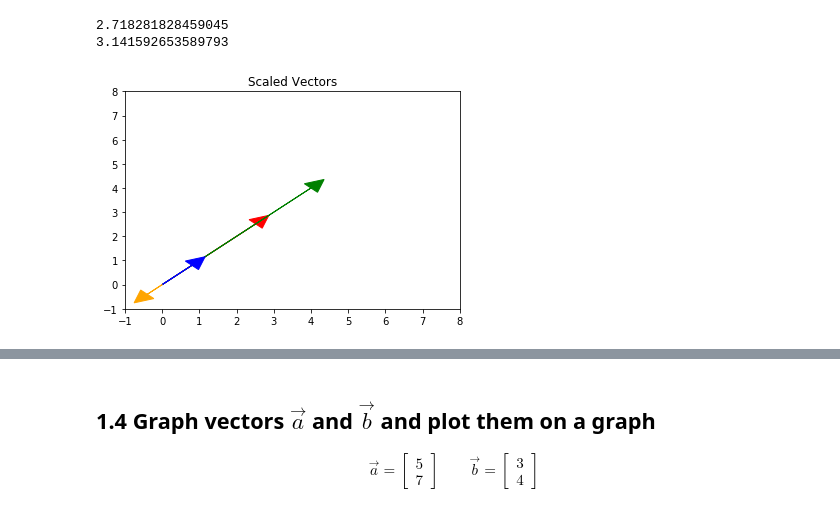
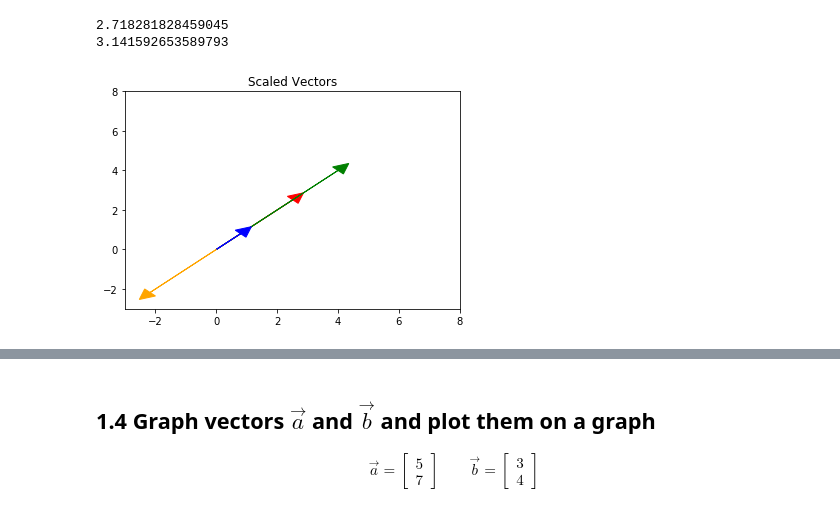
Before and after one commit to lmstephens/DS-Unit-1-Sprint-3-Linear-Algebra, a Jupyter notebook: module1-vectors-and-matrices/LS_DS_131_Vectors_and_Matrices_Assignment.ipynb, the cells around one changed output, grey strips where cells are left out. Cells and saved outputs as stored; diff of their text form; code cells hidden in the pictures.

```diff
--- a/module1-vectors-and-matrices/LS_DS_131_Vectors_and_Matrices_Assignment.ipynb
+++ b/module1-vectors-and-matrices/LS_DS_131_Vectors_and_Matrices_Assignment.ipynb
@@ -58,25 +58,29 @@ print(pi)
 # %%
 #[.8, .8]
 
 #starting with a simple vector
 blue = [.8, .8]
 
+# Get negative e
+e = math.e
+negative_e = -1*e
+
 #then multiply it by a scalar
 green = np.multiply(5, blue)
 red = np.multiply(math.pi, blue)
-orange = np.multiply(-0.5, blue)
+orange = np.multiply(negative_e, blue)
 
 #plot the scaled vectors
 plt.arrow(0,0, red[0], red[1], head_width=.5, head_length=0.50, color = 'red')
 plt.arrow(0,0, green[0], green[1], head_width=.5, head_length=0.50, color = 'green')
 plt.arrow(0,0, blue[0], blue[1], head_width=.5, head_length=0.50, color = 'blue')
 plt.arrow(0,0, orange[0], orange[1], head_width=.5, head_length=0.50, color = 'orange')
-plt.xlim(-1,8)
-plt.ylim(-1,8)
+plt.xlim(-3,8)
+plt.ylim(-3,8)
 plt.title("Scaled Vectors")
 plt.show()
 # %% [output]
-[figure, old version]
+[figure, new version]
 # %%
 #[.4, .1]
 #starting with a simple vector
```
Also changed, not shown: parts of 11 cells of this notebook.
